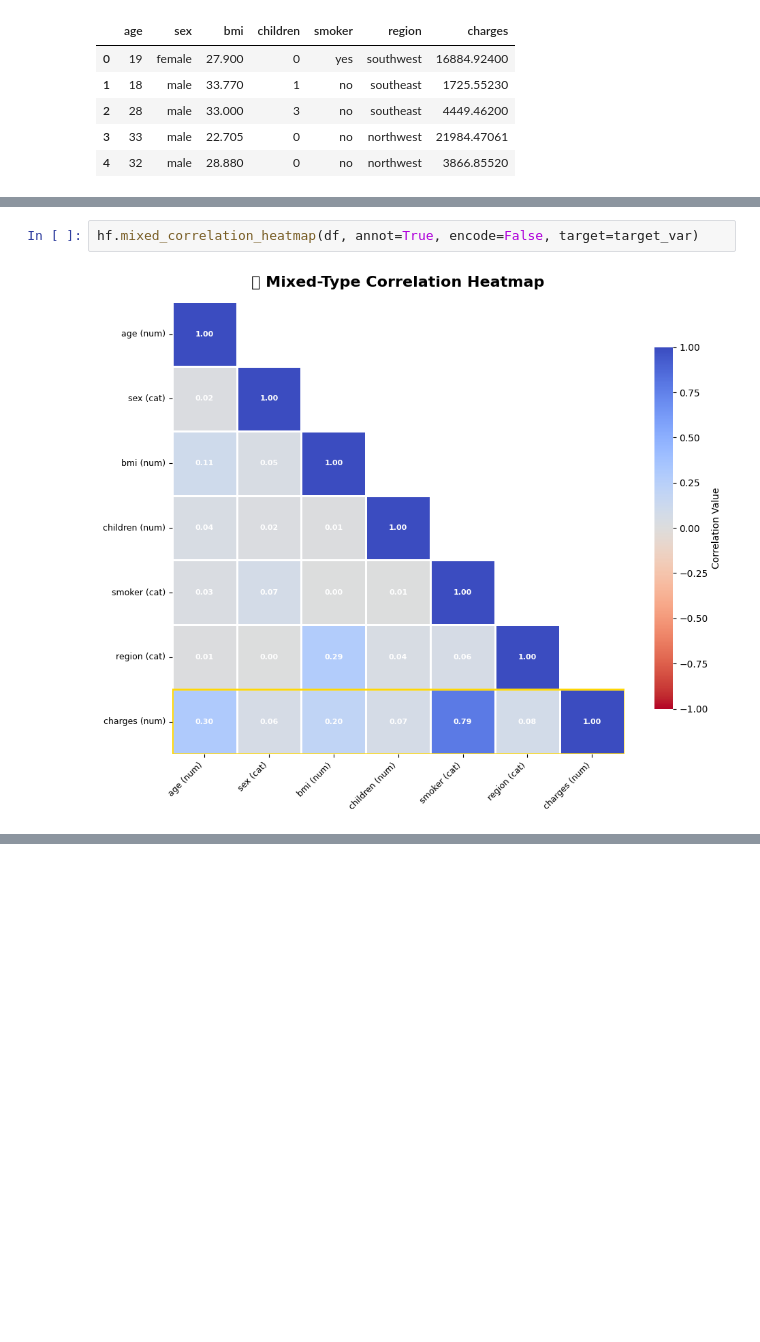
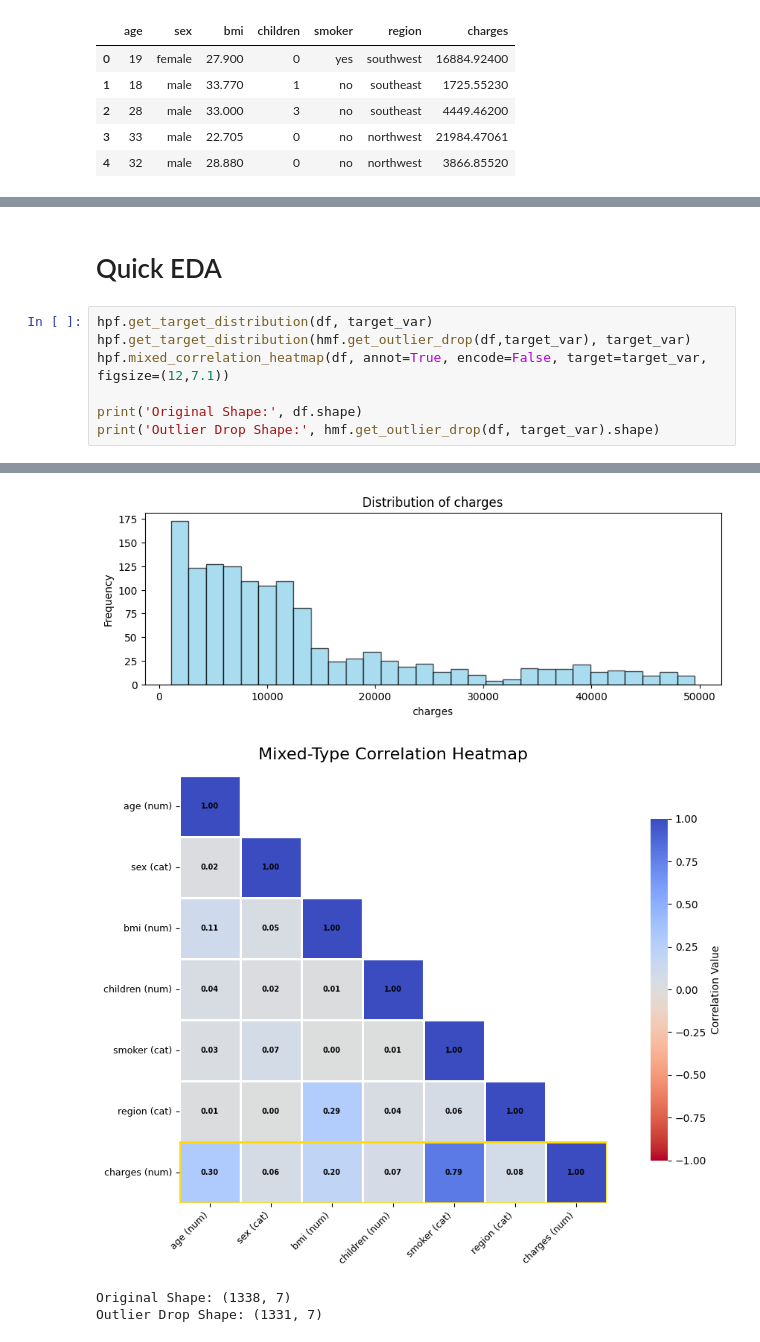
Before and after one commit to delfosgz/aoutgluon-mlflow-integration, a Jupyter notebook: training.ipynb, the cells around one changed output, grey strips where cells are left out. Cells and saved outputs as stored; diff of their text form; blank space fills up the shorter version.

```diff
--- a/training.ipynb
+++ b/training.ipynb
@@ -79,4 +58,10 @@ get_target_distribution(get_outlier_drop(df), target_var)
-# %%
-hf.mixed_correlation_heatmap(df, annot=True, encode=False, target=target_var)
-# %% [output]
-[figure, removed]
+# %% [markdown]
+# Quick EDA
+# %%
+hpf.get_target_distribution(df, target_var)
+hpf.get_target_distribution(hmf.get_outlier_drop(df,target_var), target_var)
+hpf.mixed_correlation_heatmap(df, annot=True, encode=False, target=target_var, figsize=(12,7.1))
+
+print('Original Shape:', df.shape)
+print('Outlier Drop Shape:', hmf.get_outlier_drop(df, target_var).shape)
+# %% [output]
@@ -82,0 +69,4 @@ hf.mixed_correlation_heatmap(df, annot=True, encode=False, target=target_var)
+[figure, added]
+[figure, added]
+Original Shape: (1338, 7)
+Outlier Drop Shape: (1331, 7)
```
Also changed, not shown: parts of 5 cells of this notebook, 5 other files.
